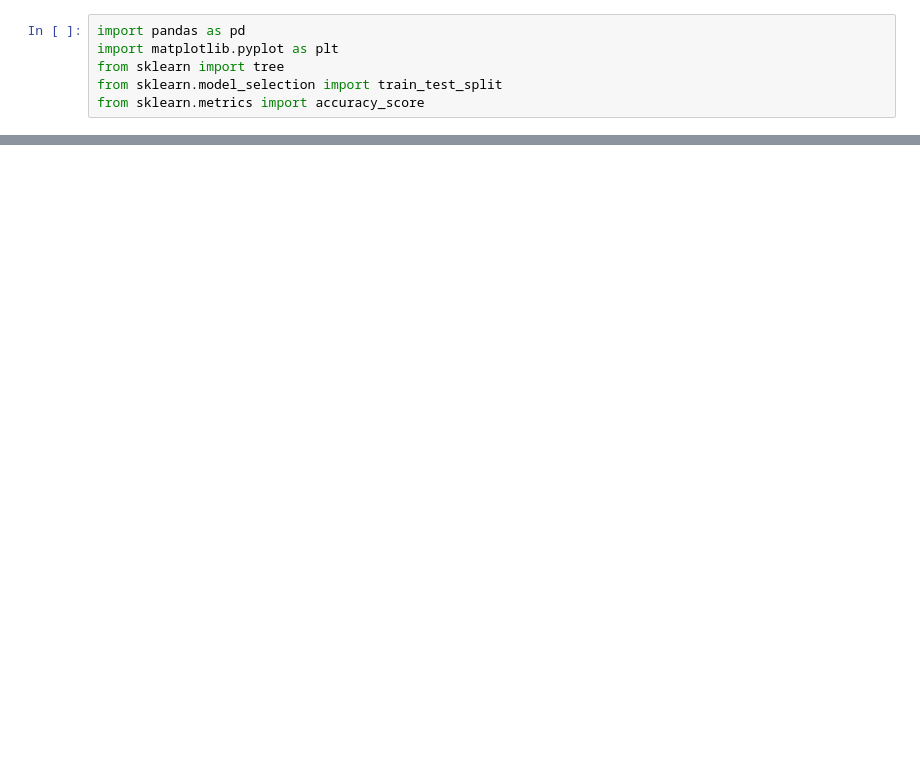
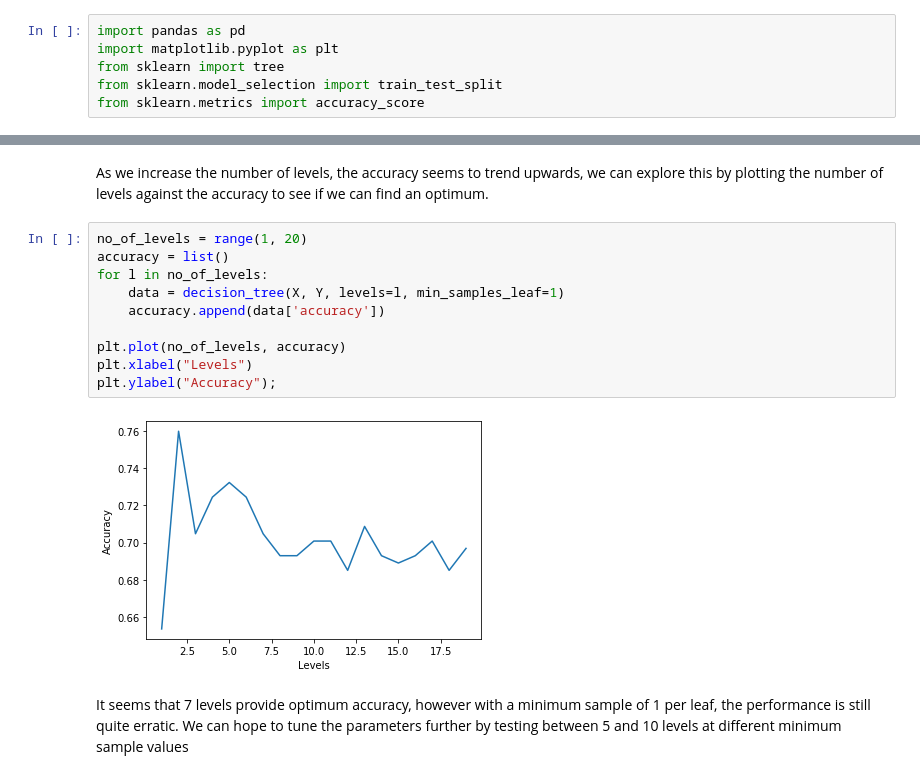
Before and after one commit to S010MON/machine_learning, a Jupyter notebook: ML_Lab_1.ipynb, the cells around one changed output, grey strips where cells are left out. Saved outputs shown, nothing was run; the diff lists cells and outputs as text; blank space fills up the shorter version.

```diff
--- a/ML_Lab_1.ipynb
+++ b/ML_Lab_1.ipynb
@@ -71,0 +68,16 @@ accuracy_score(Y_test, Y_hat)
+# %% [markdown]
+As we increase the number of levels, the accuracy seems to trend upwards, we can explore this by plotting the number of levels against the accuracy to see if we can find an optimum.
+# %%
+no_of_levels = range(1, 20)
+accuracy = list()
+for l in no_of_levels:
+    data = decision_tree(X, Y, levels=l, min_samples_leaf=1)
+    accuracy.append(data['accuracy'])
+
+plt.plot(no_of_levels, accuracy)
+plt.xlabel("Levels")
+plt.ylabel("Accuracy");
+# %% [output]
+[figure, added]
+# %% [markdown]
+It seems that 7 levels provide optimum accuracy, however with a minimum sample of 1 per leaf, the performance is still quite erratic. We can hope to tune the parameters further by testing between 5 and 10 levels at different minimum sample values
```
Also changed, not shown: parts of 28 cells of this notebook.
